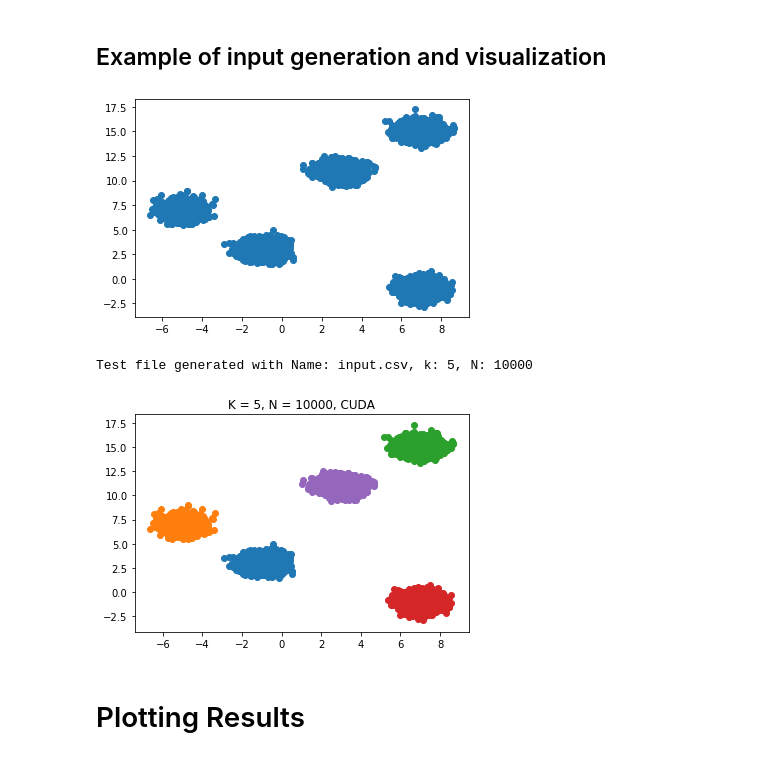
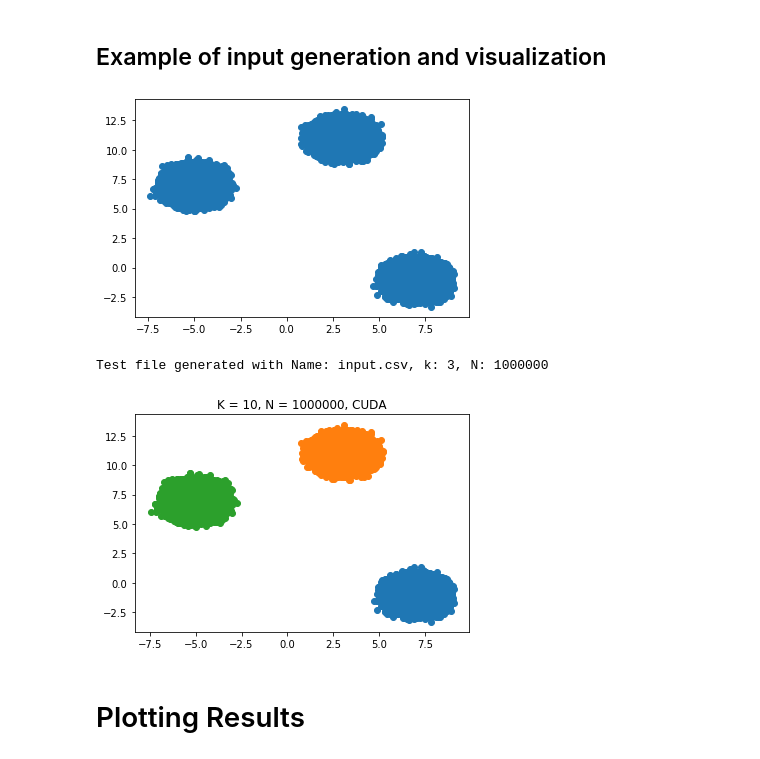
Before and after one commit to utsha-kh/CUDA-clustering, a Jupyter notebook: Visualizations.ipynb, the cells around one changed output. Saved outputs shown, nothing was run; the diff lists cells and outputs as text; code cells hidden in the pictures.

```diff
--- a/Visualizations.ipynb
+++ b/Visualizations.ipynb
@@ -50,14 +50,14 @@ def displayResult(filename="result.csv", CUDA = False, k = 3):
 # %% [markdown]
 ## Example of input generation and visualization
 # %%
-generateTestFile(k = 5, N = 10000)
+generateTestFile(k = 3, N = 1000000)
 # %% [output]
-[figure, old version]
+[figure, new version]
-Test file generated with Name: input.csv, k: 5, N: 10000
+Test file generated with Name: input.csv, k: 3, N: 1000000
 # %%
-displayResult(k = 5, CUDA=True)
+displayResult(k = 10, CUDA=True)
 # %% [output]
-[figure, old version]
+[figure, new version]
 # %% [markdown]
 # Plotting Results
 # %%
```
Also changed, not shown: parts of 1 cell of this notebook, 1 other file.
